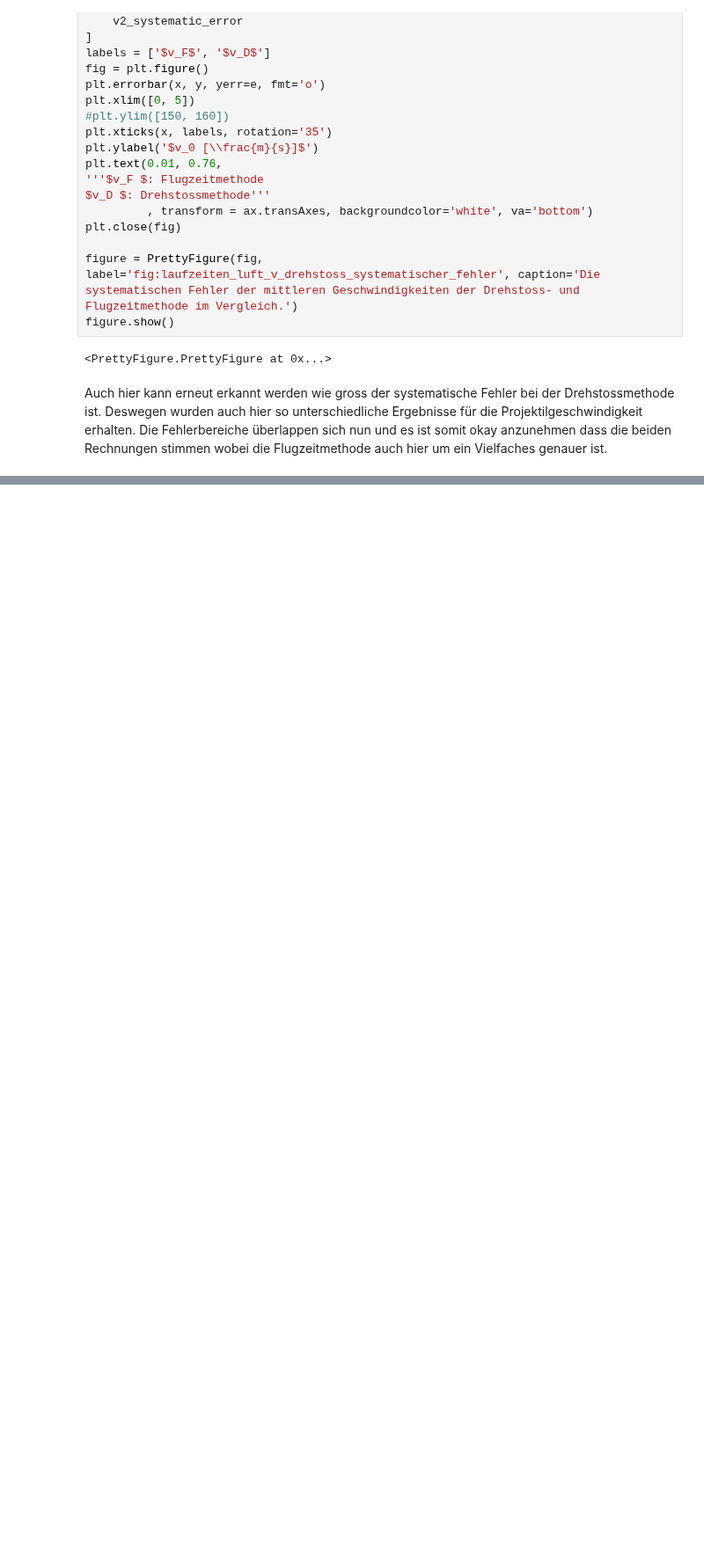
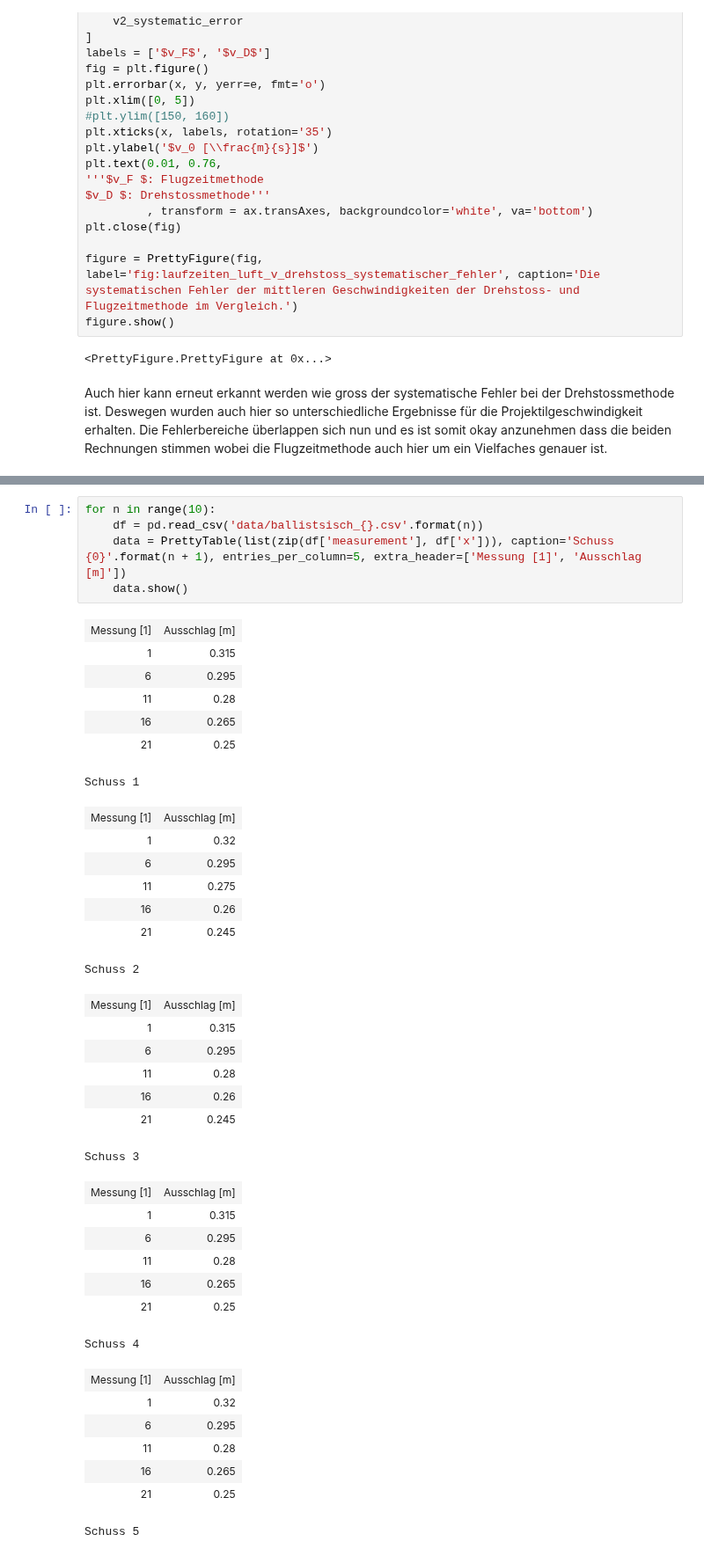
Before and after one commit to Yatekii/glal3, a Jupyter notebook: versuch2/M1.ipynb, the cells around one changed output, grey strips where cells are left out. Shown at 88% size. Drawn from its saved outputs; the diff is of its cells as text; blank space fills up the shorter version.

```diff
--- a/versuch2/M1.ipynb
+++ b/versuch2/M1.ipynb
@@ -804,0 +977,41 @@ Der Fehler ist so gross dass sich das Resultat der Flugzeitmethode innerhalb des
+# %%
+for n in range(10):
+    df = pd.read_csv('data/ballistsisch_{}.csv'.format(n))
+    data = PrettyTable(list(zip(df['measurement'], df['x'])), caption='Schuss {0}'.format(n + 1), entries_per_column=5, extra_header=['Messung [1]', 'Ausschlag [m]'])
+    data.show()
+# %% [output]
+| Messung [1] | Ausschlag [m] |
+| 1 | 0.315 |
+| 6 | 0.295 |
+| 11 | 0.28 |
+| 16 | 0.265 |
+| 21 | 0.25 |
+Schuss 1
+| Messung [1] | Ausschlag [m] |
+| 1 | 0.32 |
+| 6 | 0.295 |
+| 11 | 0.275 |
+| 16 | 0.26 |
+| 21 | 0.245 |
+Schuss 2
+| Messung [1] | Ausschlag [m] |
+| 1 | 0.315 |
+| 6 | 0.295 |
+| 11 | 0.28 |
+| 16 | 0.26 |
+| 21 | 0.245 |
+Schuss 3
+| Messung [1] | Ausschlag [m] |
+| 1 | 0.315 |
+| 6 | 0.295 |
+| 11 | 0.28 |
+| 16 | 0.265 |
+| 21 | 0.25 |
+Schuss 4
+| Messung [1] | Ausschlag [m] |
+| 1 | 0.32 |
+| 6 | 0.295 |
+| 11 | 0.28 |
+| 16 | 0.265 |
+| 21 | 0.25 |
+Schuss 5
```
Also changed, not shown: parts of 29 cells of this notebook, 31 other files.
